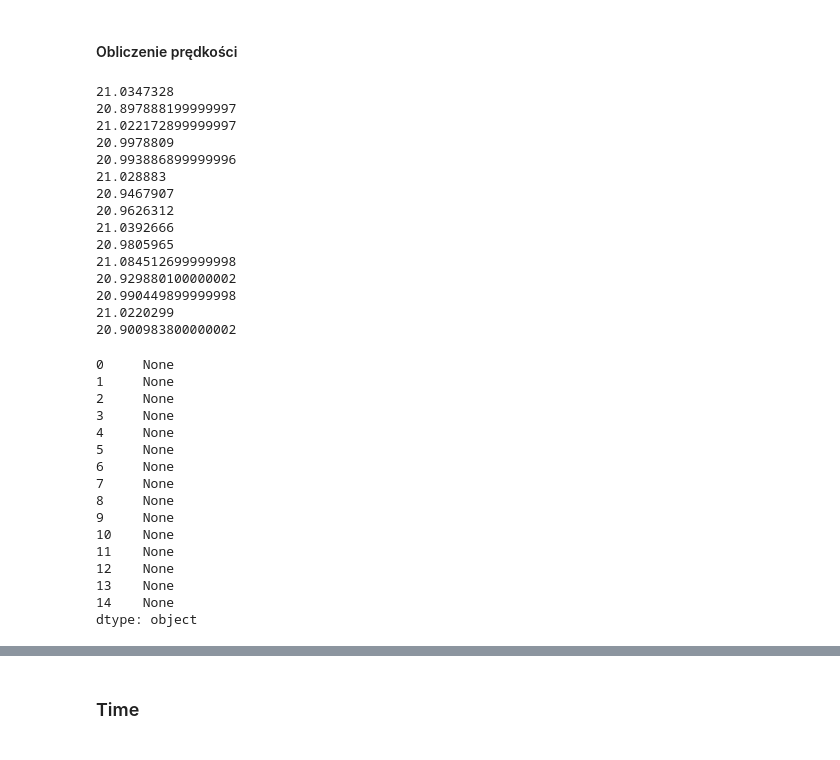
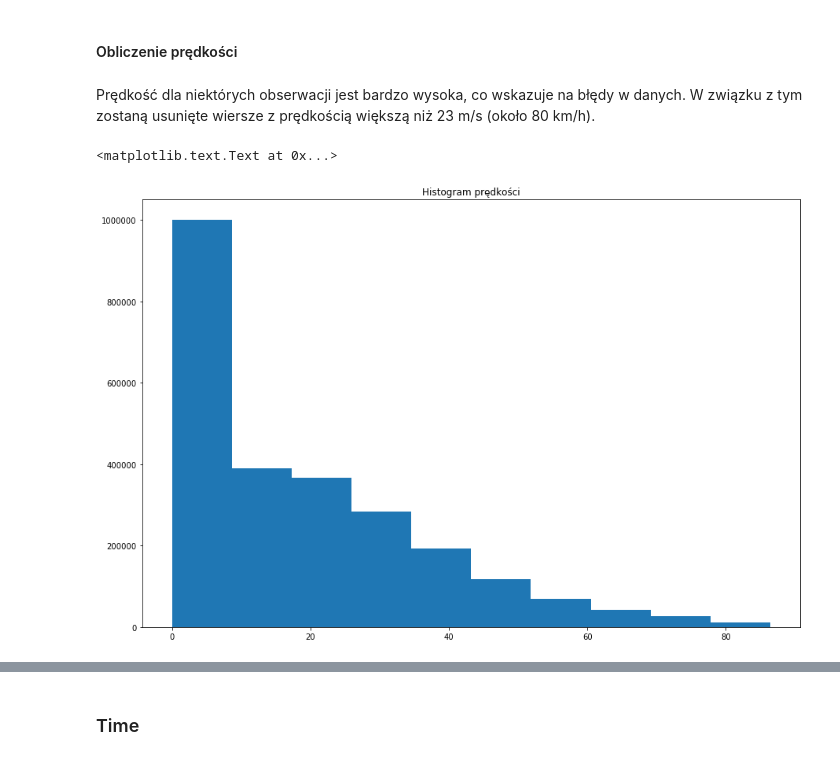
Before and after one commit to Alkuerissa/PublicTransport, a Jupyter notebook: report.ipynb, the cells around one changed output, grey strips where cells are left out. Cells and saved outputs as stored; diff of their text form; code cells hidden in the pictures.

```diff
--- a/report.ipynb
+++ b/report.ipynb
@@ -137,34 +137,2 @@ data['Velocity'] = data.apply(lambda x: x['Move'] / x['TimeDiff'].second)
-# %%
-data.head(15).apply(lambda x: print(x['Lon']), axis=1)
-# %% [output]
-21.0347328
-20.897888199999997
-21.022172899999997
-20.9978809
-20.993886899999996
-21.028883
-20.9467907
-20.9626312
-21.0392666
-20.9805965
-21.084512699999998
-20.929880100000002
-20.990449899999998
-21.0220299
-20.900983800000002
-0     None
-1     None
-2     None
-3     None
-4     None
-5     None
-6     None
-7     None
-8     None
-9     None
-10    None
-11    None
-12    None
-13    None
-14    None
-dtype: object
+# %% [markdown]
+Prędkość dla niektórych obserwacji jest bardzo wysoka, co wskazuje na błędy w danych. W związku z tym zostaną usunięte wiersze z prędkością większą niż 23 m/s (około 80 km/h).
@@ -170,0 +141,6 @@ dtype: object
+# %%
+plt.hist(data['Velocity'] * 3.6)
+plt.title("Histogram prędkości")
+# %% [output]
+<matplotlib.text.Text at 0x...>
+[figure, added]
```
Also changed, not shown: parts of 17 cells of this notebook.
